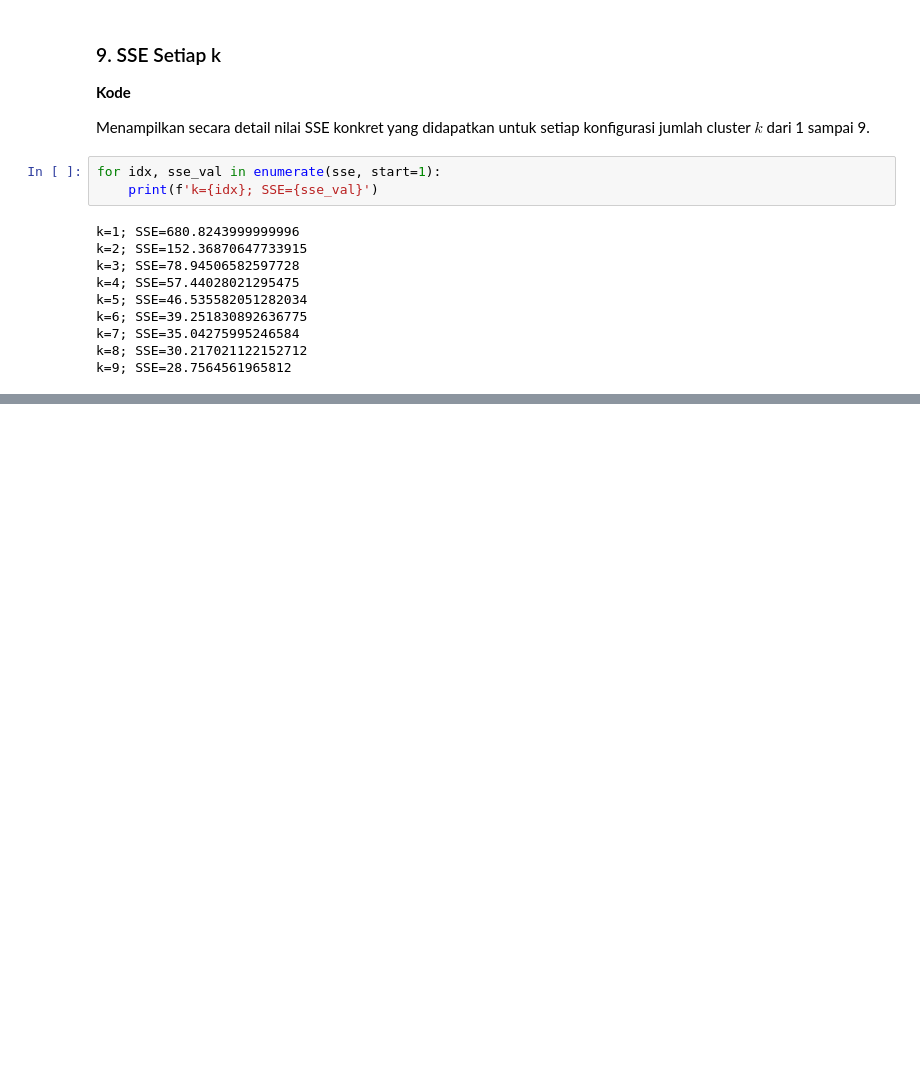
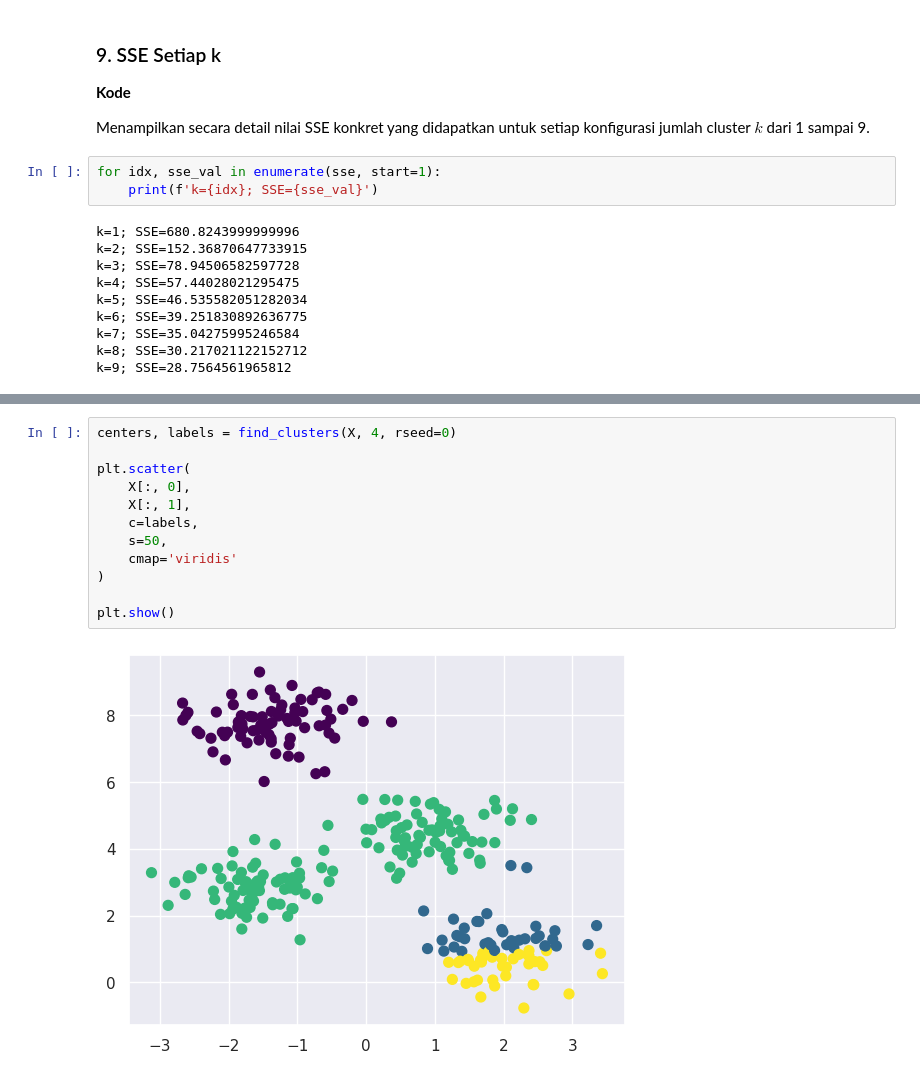
Before and after one commit to Yahya1805/machine-learning_2026, a Jupyter notebook: ML_JS04_10.ipynb, the cells around one changed output, grey strips where cells are left out. Saved outputs shown, nothing was run; the diff lists cells and outputs as text; blank space fills up the shorter version.

```diff
--- a/ML_JS04_10.ipynb
+++ b/ML_JS04_10.ipynb
@@ -177,0 +184,14 @@ k=9; SSE=28.7564561965812
+# %%
+centers, labels = find_clusters(X, 4, rseed=0)
+
+plt.scatter(
+    X[:, 0],
+    X[:, 1],
+    c=labels,
+    s=50,
+    cmap='viridis'
+)
+
+plt.show()
+# %% [output]
+[figure, added]
```
Also changed, not shown: parts of 67 cells of this notebook.
